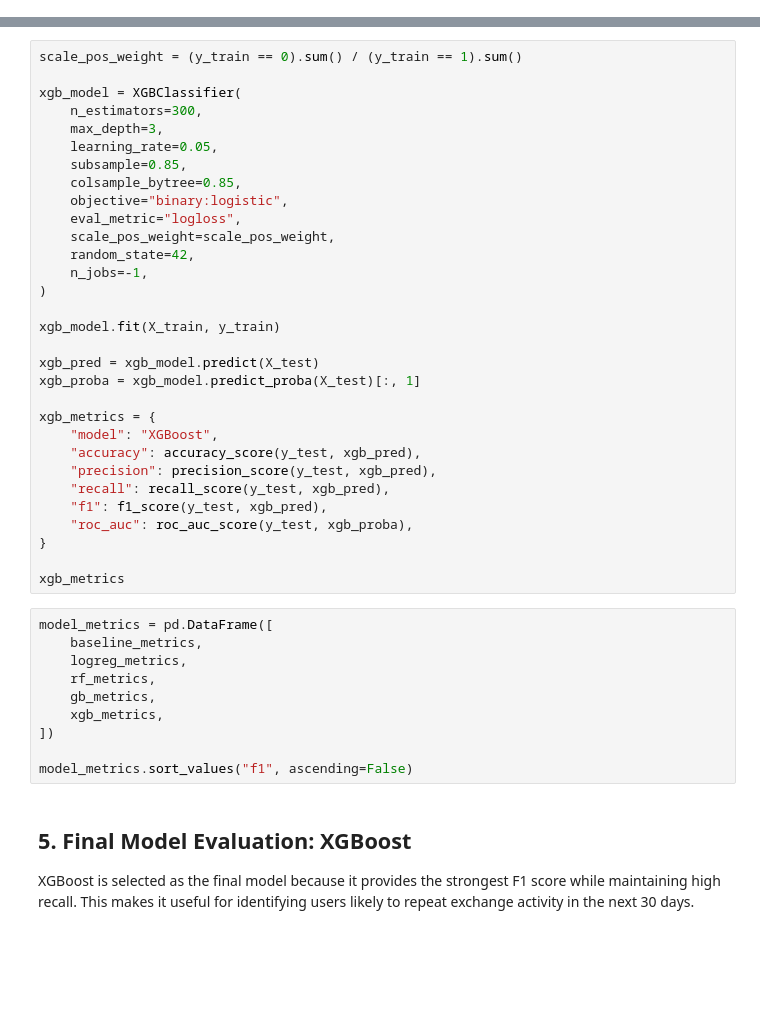
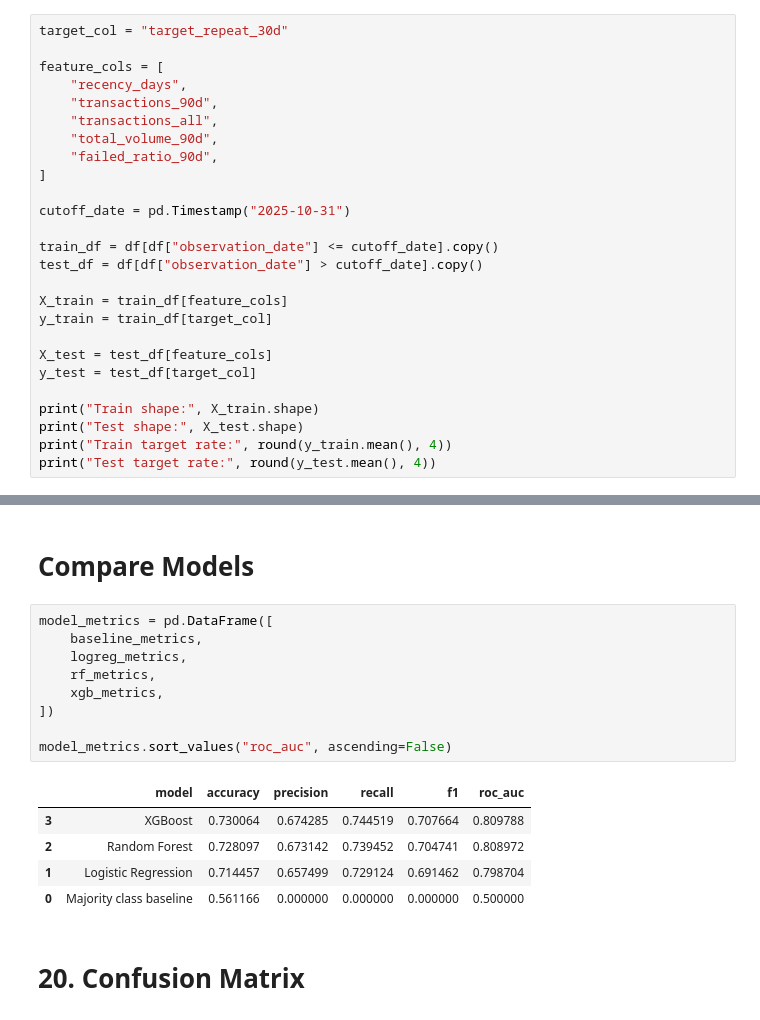
Before and after one commit to heyitzrizki/fx-fintech-product-analytics, a Jupyter notebook: notebooks/01_user_repeat_prediction.ipynb, the cells around one changed output, grey strips where cells are left out. Drawn from its saved outputs; the diff is of its cells as text; blank space fills up the shorter version.

```diff
--- a/notebooks/01_user_repeat_prediction.ipynb
+++ b/notebooks/01_user_repeat_prediction.ipynb
@@ -178,0 +254,26 @@ missing_features.sort_values("missing_count", ascending=False)
+# %%
+target_col = "target_repeat_30d"
+
+feature_cols = [
+    "recency_days",
+    "transactions_90d",
+    "transactions_all",
+    "total_volume_90d",
+    "failed_ratio_90d",
+]
+
+cutoff_date = pd.Timestamp("2025-10-31")
+
+train_df = df[df["observation_date"] <= cutoff_date].copy()
+test_df = df[df["observation_date"] > cutoff_date].copy()
+
+X_train = train_df[feature_cols]
+y_train = train_df[target_col]
+
+X_test = test_df[feature_cols]
+y_test = test_df[target_col]
+
+print("Train shape:", X_train.shape)
+print("Test shape:", X_test.shape)
+print("Train target rate:", round(y_train.mean(), 4))
+print("Test target rate:", round(y_test.mean(), 4))
@@ -264,46 +423,20 @@ gb_metrics
-# %%
-scale_pos_weight = (y_train == 0).sum() / (y_train == 1).sum()
-
-xgb_model = XGBClassifier(
-    n_estimators=300,
-    max_depth=3,
-    learning_rate=0.05,
-    subsample=0.85,
-    colsample_bytree=0.85,
-    objective="binary:logistic",
-    eval_metric="logloss",
-    scale_pos_weight=scale_pos_weight,
-    random_state=42,
-    n_jobs=-1,
-)
-
-xgb_model.fit(X_train, y_train)
-
-xgb_pred = xgb_model.predict(X_test)
-xgb_proba = xgb_model.predict_proba(X_test)[:, 1]
-
-xgb_metrics = {
-    "model": "XGBoost",
-    "accuracy": accuracy_score(y_test, xgb_pred),
-    "precision": precision_score(y_test, xgb_pred),
-    "recall": recall_score(y_test, xgb_pred),
-    "f1": f1_score(y_test, xgb_pred),
-    "roc_auc": roc_auc_score(y_test, xgb_proba),
-}
-
-xgb_metrics
+# %% [markdown]
+# Compare Models
 # %%
 model_metrics = pd.DataFrame([
     baseline_metrics,
     logreg_metrics,
     rf_metrics,
-    gb_metrics,
     xgb_metrics,
 ])
 
-model_metrics.sort_values("f1", ascending=False)
+model_metrics.sort_values("roc_auc", ascending=False)
+# %% [output]
+|  | model | accuracy | precision | recall | f1 | roc_auc |
+| 3 | XGBoost | 0.730064 | 0.674285 | 0.744519 | 0.707664 | 0.809788 |
+| 2 | Random Forest | 0.728097 | 0.673142 | 0.739452 | 0.704741 | 0.808972 |
+| 1 | Logistic Regression | 0.714457 | 0.657499 | 0.729124 | 0.691462 | 0.798704 |
+| 0 | Majority class baseline | 0.561166 | 0.000000 | 0.000000 | 0.000000 | 0.500000 |
-# %% [markdown]
-## 5. Final Model Evaluation: XGBoost
-
-XGBoost is selected as the final model because it provides the strongest F1 score while maintaining high recall. This makes it useful for identifying users likely to repeat exchange activity in the next 30 days.
+# %% [markdown]
+# 20. Confusion Matrix
 # %%
```
Also changed, not shown: parts of 52 cells of this notebook, 54 other files.
